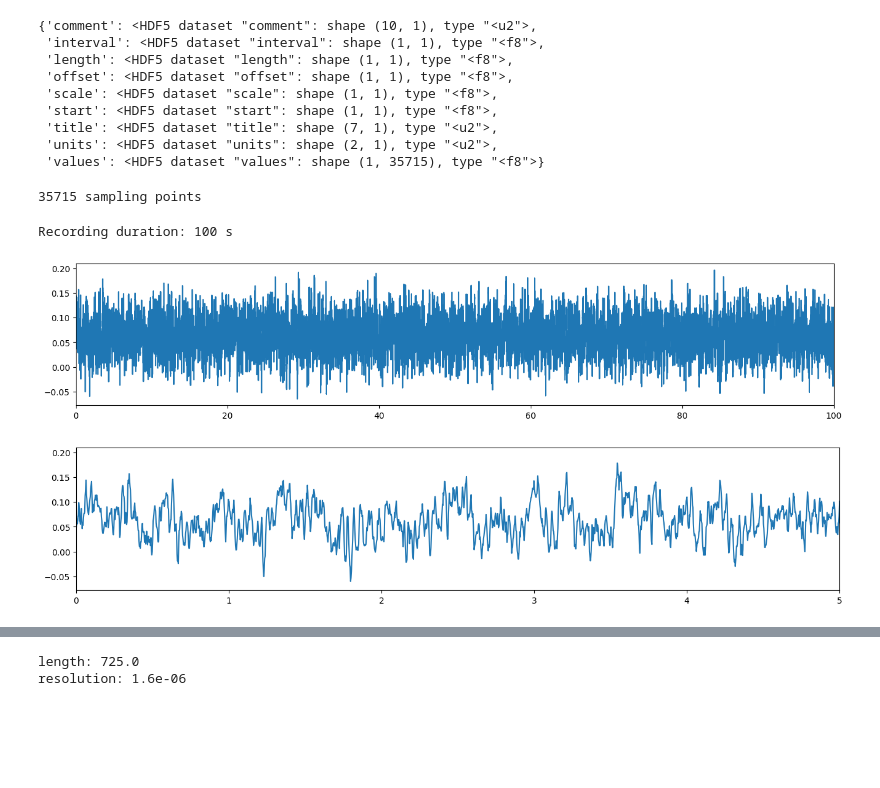
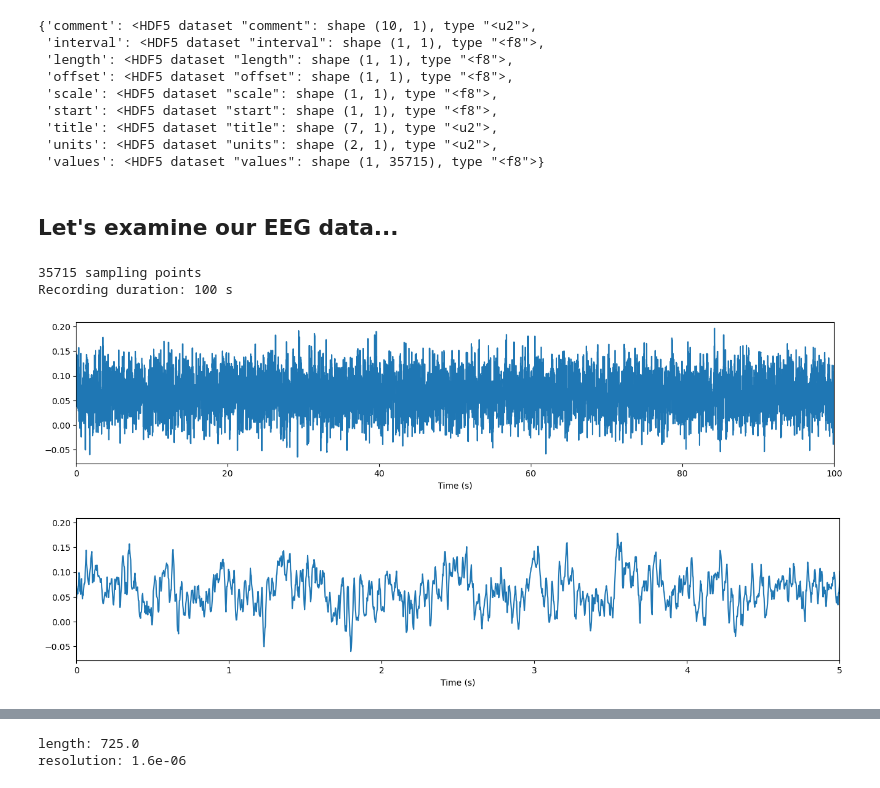
Before and after one commit to nicolas-bsrt/parkinson_project, a Jupyter notebook: project.ipynb, the cells around one changed output, grey strips where cells are left out. Cells and saved outputs as stored; diff of their text form; code cells hidden in the pictures; blank space fills up the shorter version.

Commit message:
Des jolies figures

```diff
--- a/project.ipynb
+++ b/project.ipynb
@@ -7,13 +10,15 @@ import matplotlib.pyplot as plt
 # %%
 # Load the data in a dictionnary
-data={'ActivPark': h5py.File('samples/L23_f09_as_PARK.mat','r'),
-      'SWAPark': h5py.File('samples/L23_f03_swa_PARK.mat','r'),
-     'ActivCtl': h5py.File('samples/A9_c05_as_CTL.mat','r'),
-     'SWACtl': h5py.File('samples/A9_c01_swa_CTL.mat','r')}
+data = {
+    'ActivPark': h5py.File('samples/L23_f09_as_PARK.mat','r'),
+    'SWAPark': h5py.File('samples/L23_f03_swa_PARK.mat','r'),
+    'ActivCtl': h5py.File('samples/A9_c05_as_CTL.mat','r'),
+    'SWACtl': h5py.File('samples/A9_c01_swa_CTL.mat','r')
+    }
 
 # Look at the variable names in each data file
 for key,value in data.items():
     print(key)
-    print(data[key].keys())
+    print(*data[key].keys(), end='\n\n')
 # %% [output]
 ActivPark
@@ -50,38 +76,40 @@ dict(EEG)
  'title': <HDF5 dataset "title": shape (7, 1), type "<u2">,
  'units': <HDF5 dataset "units": shape (2, 1), type "<u2">,
  'values': <HDF5 dataset "values": shape (1, 35715), type "<f8">}
+# %% [markdown]
+## Let's examine our EEG data...
 # %%
 # Find the number of sampling points in EEG trace (EEG[values])
 EEG_number_sampling_points = EEG['values'].size
-# Equivalent à :
-# number_sampling_points = int(EEG['length'][0][0])
 print('{} sampling points'.format(EEG_number_sampling_points))
-# TODO: est-ce la meilleure méthode ?
+# Equivalent à : number_sampling_points = int(EEG['length'][0][0])
+
+# Find the duration of the recording as number of points time sampling interval (EEG[interval])
+EEG_time_sampling_interval = EEG['interval'][0][0]
+EEG_duration = EEG_time_sampling_interval * EEG_number_sampling_points
+print('Recording duration: {:.0f} s'.format(EEG_duration))
 # %% [output]
 35715 sampling points
+Recording duration: 100 s
-# %%
-# Find the duration of the recording as number of points time sampling interval (EEG[interval])
-EEG_time_sampling_interval = EEG['interval'][0][0]
-EEG_duration = EEG_time_sampling_interval * EEG_number_sampling_points
-print('Recording duration: {:.0f} s'.format(EEG_duration))
-# TODO: est-ce qu'on est vraiment en secondes ?
-# %% [output]
-Recording duration: 100 s
 # %%
 # Bonus step : let's look at this EEG
 plt.figure(figsize=(16,3))
 plt.plot(np.linspace(0, EEG_duration, EEG_number_sampling_points), EEG['values'][0])
 plt.xlim(0, EEG_duration)
+plt.xlabel('Time (s)')
 plt.show()
 
 # Not really nice, let's zoom in
 plt.figure(figsize=(16,3))
 plt.plot(np.linspace(0, EEG_duration, EEG_number_sampling_points), EEG['values'][0])
 plt.xlim(0, 5)
+plt.xlabel('Time (s)')
 plt.show()
+
+# TODO: ajouter titre des graphs et des axes
 # %% [output]
-[figure, old version]
+[figure, new version]
-[figure, old version]
+[figure, new version]
 # %%
 # Look up the 1000 first points in EEG trace
 EEG_first_1000 = EEG['values'][0][:1000]
```
Also changed, not shown: parts of 26 cells of this notebook.
